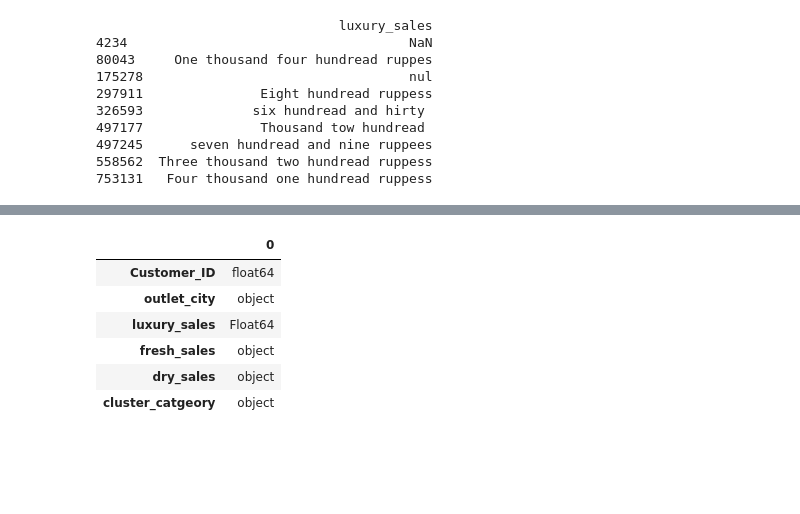
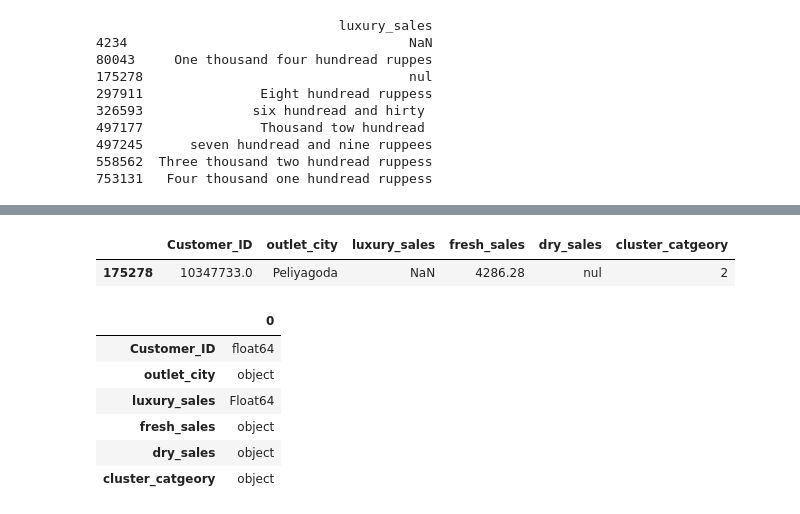
Before and after one commit to Krishnadayal/Data-Science-Project-Lifecycle, a Jupyter notebook: train_DSPL.ipynb, the cells around one changed output, grey strips where cells are left out. Saved outputs shown, nothing was run; the diff lists cells and outputs as text; code cells hidden in the pictures; blank space fills up the shorter version.

```diff
--- a/train_DSPL.ipynb
+++ b/train_DSPL.ipynb
@@ -90,3 +129,9 @@ train_data.loc[cleaned_problematic_values]
+# %%
+cleaned_problematic_values = [175278]
+train_data.loc[cleaned_problematic_values]
+# %% [output]
+|  | Customer_ID | outlet_city | luxury_sales | fresh_sales | dry_sales | cluster_catgeory |
+| 175278 | 10347733.0 | Peliyagoda | NaN | 4286.28 | nul | 2 |
 # %%
 #Replacing NULL values to the correct fromat and conveting the column data type
 
```
Also changed, not shown: parts of 12 cells of this notebook.
